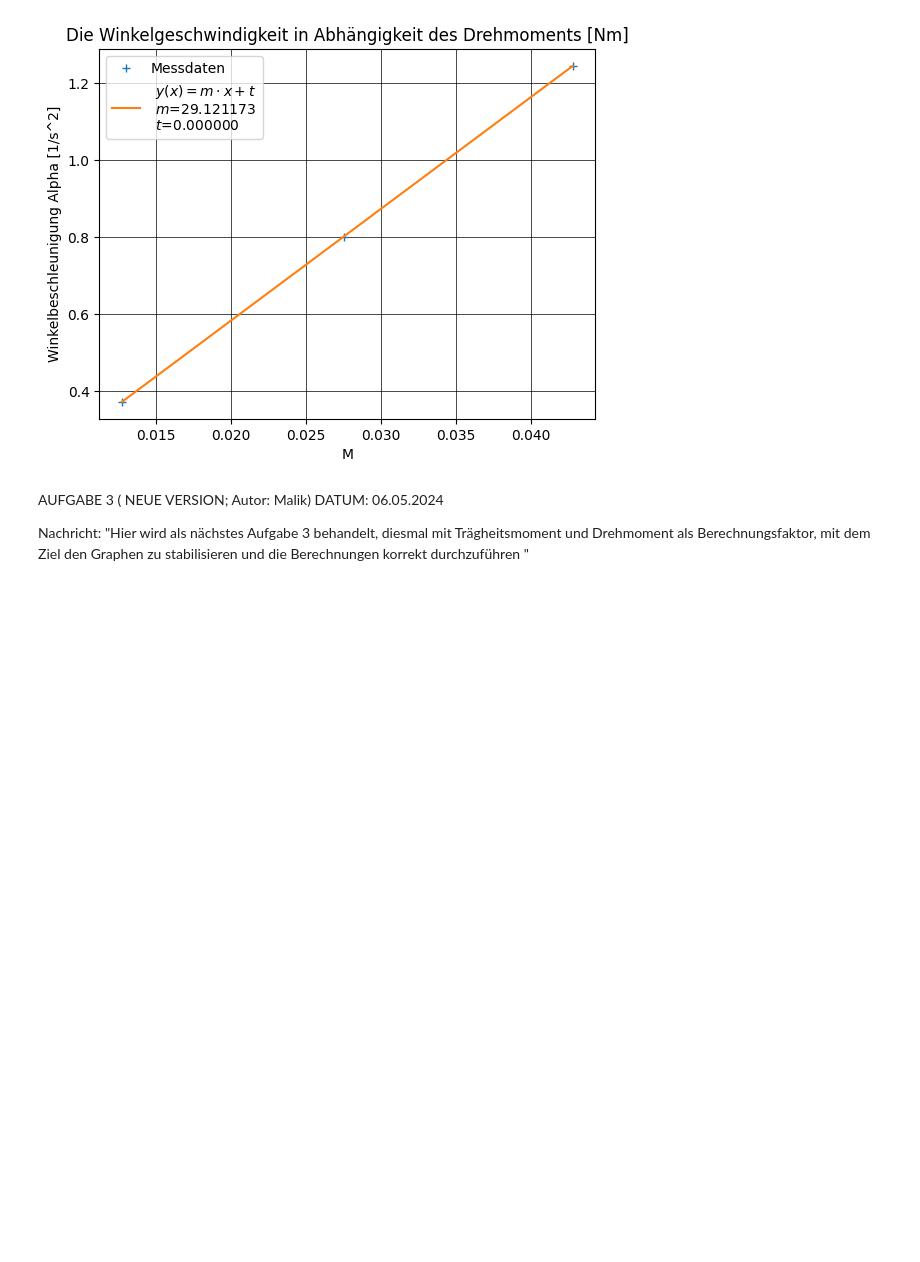
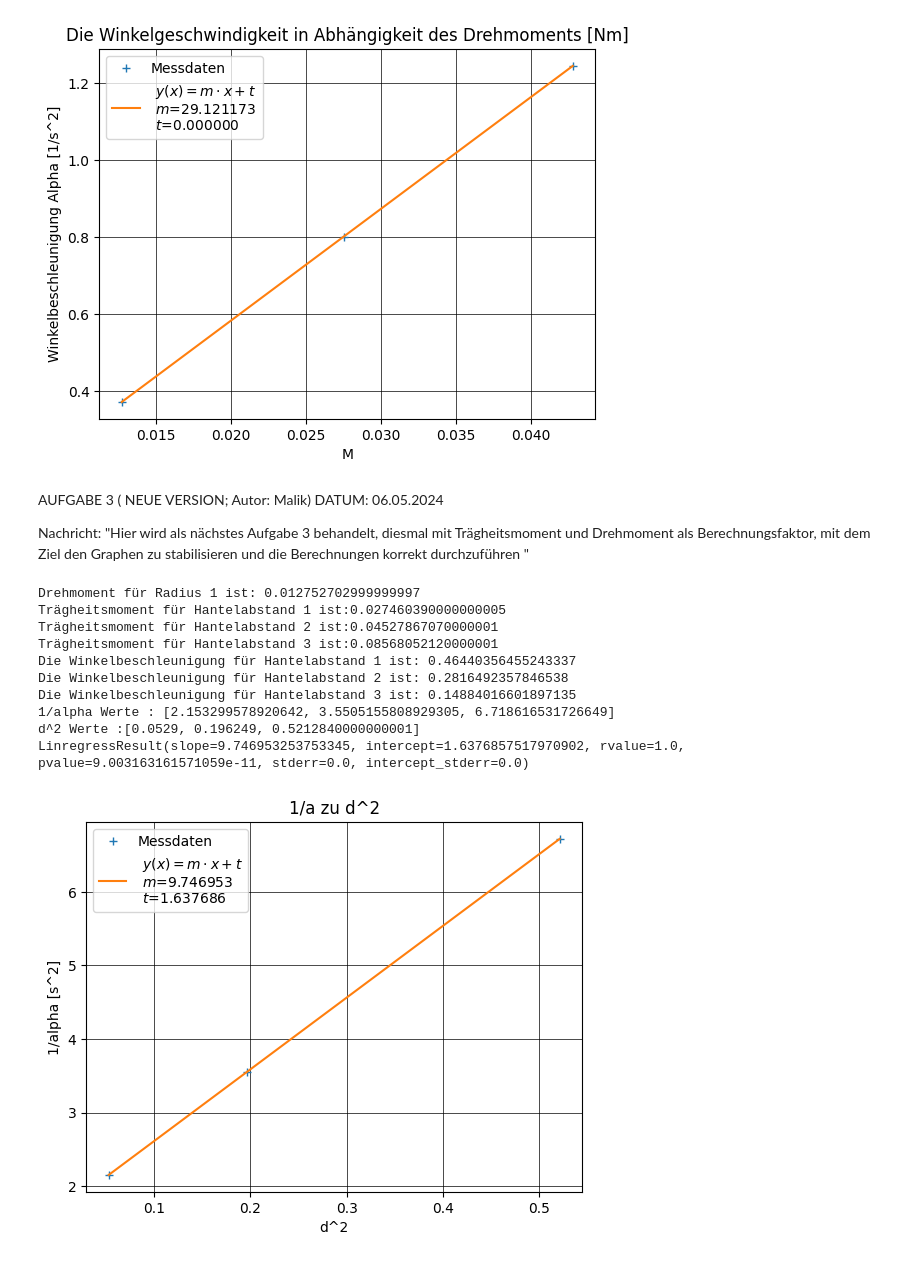
Before and after one commit to OhNoNotAnotherNerd/Ausarbeitung-Physik, a Jupyter notebook: TMW/TMW Aktuell.ipynb, the cells around one changed output. Cells and saved outputs as stored; diff of their text form; code cells hidden in the pictures; blank space fills up the shorter version.

```diff
--- a/TMW/TMW Aktuell.ipynb
+++ b/TMW/TMW Aktuell.ipynb
@@ -437,9 +436,9 @@ m_zug = 25.5 * 10**-3
 m_stab = 296.1*10**-3
 m_hantel = 248.6 * 10**-3
 L_stab = 92.00 * 10**-2
-d_gewichte_1 = 32.90 * 10**-2 # in m
-d_gewichte_2 = # in m
-d_gewichte_3 = # in m
+d_gewichte_1 = 23.00 * 10**-2 # in m
+d_gewichte_2 = 44.3 * 10**-2 # in m
+d_gewichte_3 = 72.2 * 10**-2 # in m
 g = 9.806
 r_1 = 0.051
 
@@ -457,33 +456,67 @@ J_3 = 1/12 * m_stab * L_stab**2 + 1/2 * m_hantel * d_gewichte_3**2
 
 print(f"Trägheitsmoment für Hantelabstand 1 ist:{J}")
 print(f"Trägheitsmoment für Hantelabstand 2 ist:{J_2}")
 print(f"Trägheitsmoment für Hantelabstand 3 ist:{J_3}")
 
 alpha = M/J
 alpha_2 = M/J_2
 alpha_3 = M/J_3
 
-print(f"Die Winkelgeschwindigkeit für Hantelabstand 1 ist: {alpha}")
-print(f"Die Winkelgeschwindigkeit für Hantelabstand 2 ist: {alpha_2}")
-print(f"Die Winkelgeschwindigkeit für Hantelabstand 3 ist: {alpha_3}")
+print(f"Die Winkelbeschleunigung für Hantelabstand 1 ist: {alpha}")
+print(f"Die Winkelbeschleunigung für Hantelabstand 2 ist: {alpha_2}")
+print(f"Die Winkelbeschleunigung für Hantelabstand 3 ist: {alpha_3}")
 
 # Hantelabstand quadrieren zum plotten
 d_squared = d_gewichte_1**2
 d_squared_2 = d_gewichte_2**2
 d_squared_3 = d_gewichte_3**2
 
 # Alpha inversed zum plotten
 alpha_inversed = 1/alpha
 alpha_inversed_2 = 1/alpha_2
 alpha_inversed_3 = 1/alpha_3
 
 #Werte in Arrays einfügen
 
 alpha_inversed_array = []
 alpha_inversed_array = [alpha_inversed, alpha_inversed_2, alpha_inversed_3]
 
 d_squared_array = []
 d_squared_array = [d_squared, d_squared_2, d_squared_3]
 
 print(f"1/alpha Werte : {alpha_inversed_array}")
 print(f"d^2 Werte :{d_squared_array}")
+
+#Lineare Regression wird hier durchgeführt
+
+linreg=sp.stats.linregress(d_squared_array, alpha_inversed_array)
+print(linreg)
+m=linreg.slope
+t=linreg.intercept
+x=np.linspace(min(d_squared_array), max(d_squared_array), 501)
+y=m*x+t
+
+
+
+# Jetzt 1/a plotten und d^2 ebenso
+
+reglabel=f' $y(x) = m \\cdot x + t$ \n $m$={m:.6f} \n $t$={t:.6f}'
+plt.plot(d_squared_array, alpha_inversed_array, linestyle='', marker='+', label='Messdaten')
+plt.plot(x, y, label=reglabel)
+plt.title('1/a zu d^2')
+plt.legend()
+plt.xlabel('d^2')
+plt.ylabel('1/alpha [s^2]')
+plt.grid(visible=True, color='black', linewidth=0.5)
+# %% [output]
+Drehmoment für Radius 1 ist: 0.012752702999999997
+Trägheitsmoment für Hantelabstand 1 ist:0.027460390000000005
+Trägheitsmoment für Hantelabstand 2 ist:0.04527867070000001
+Trägheitsmoment für Hantelabstand 3 ist:0.08568052120000001
+Die Winkelbeschleunigung für Hantelabstand 1 ist: 0.46440356455243337
+Die Winkelbeschleunigung für Hantelabstand 2 ist: 0.2816492357846538
+Die Winkelbeschleunigung für Hantelabstand 3 ist: 0.14884016601897135
+1/alpha Werte : [2.153299578920642, 3.5505155808929305, 6.718616531726649]
+d^2 Werte :[0.0529, 0.196249, 0.5212840000000001]
+LinregressResult(slope=9.746953253753345, intercept=1.6376857517970902, rvalue=1.0, pvalue=9.003163161571059e-11, stderr=0.0, intercept_stderr=0.0)
+[figure, added]
```
Also changed, not shown: parts of 2 cells of this notebook.
